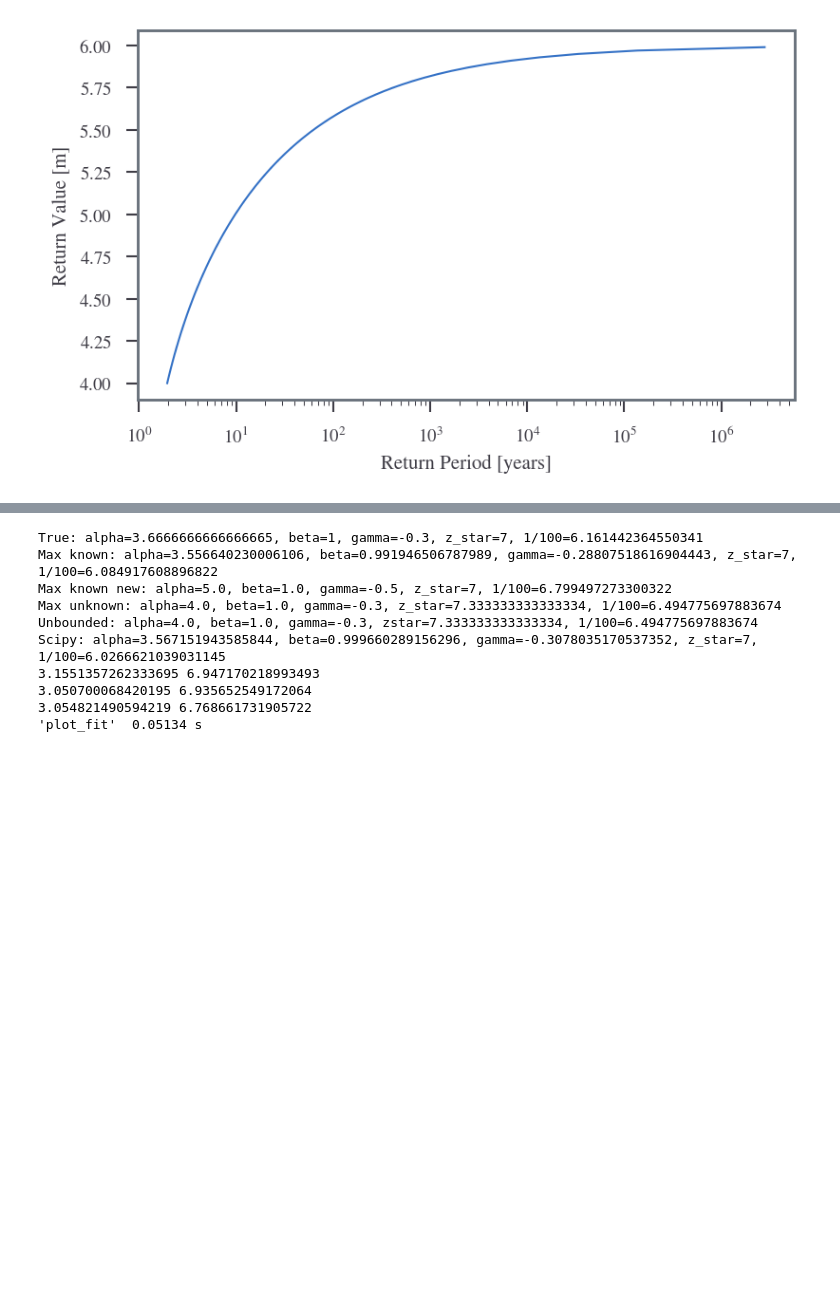
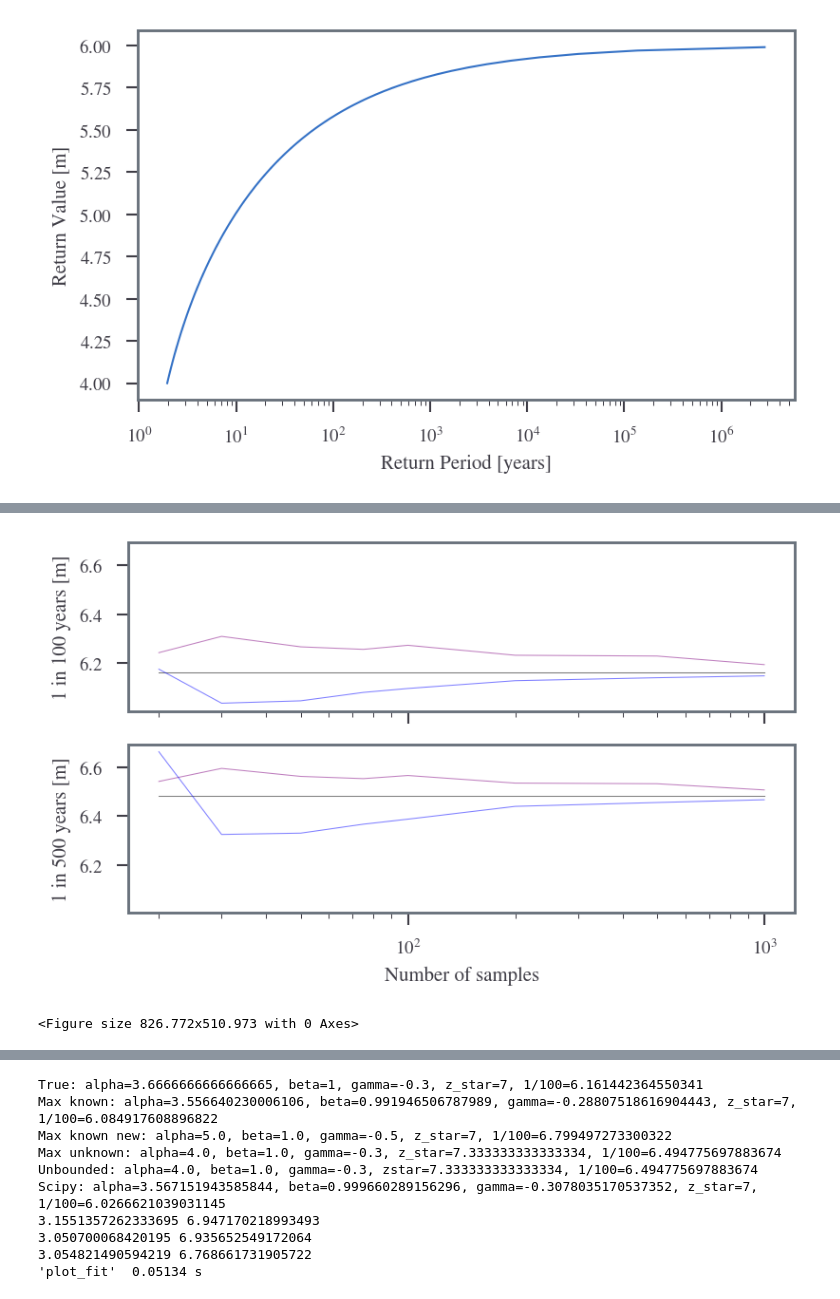
Before and after one commit to sdat2/PotentialHeight, a Jupyter notebook: ipynb/05-02-evt.ipynb, the cells around one changed output, grey strips where cells are left out. Drawn from its saved outputs; the diff is of its cells as text; code cells hidden in the pictures; blank space fills up the shorter version.

```diff
--- a/ipynb/05-02-evt.ipynb
+++ b/ipynb/05-02-evt.ipynb
@@ -597,0 +504,5 @@ label_subplots(axs)
+# %%
+plot_vals(mn)
+# %% [output]
+[figure, added]
+<Figure size 826.772x510.973 with 0 Axes>
```
Also changed, not shown: parts of 11 cells of this notebook.
